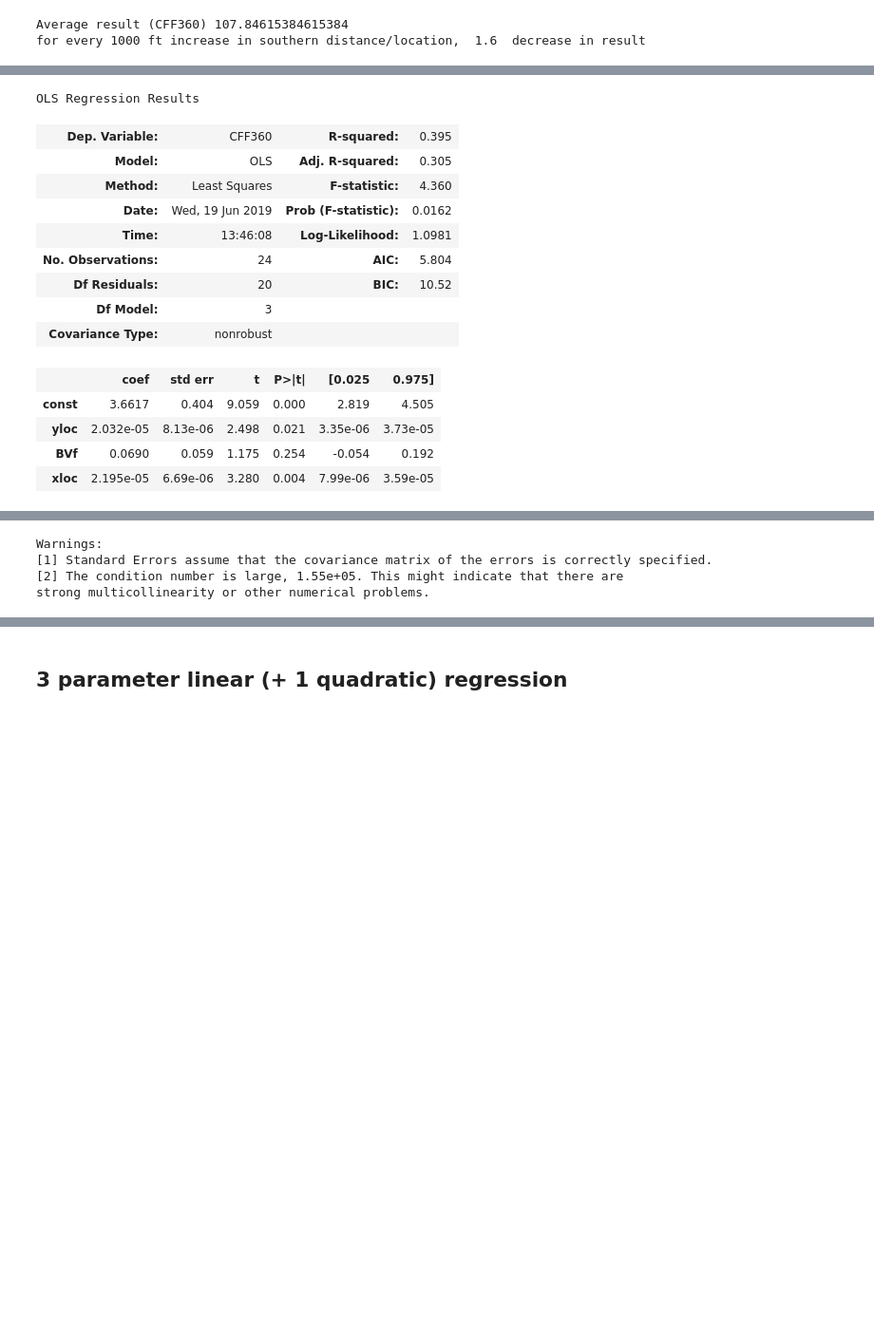
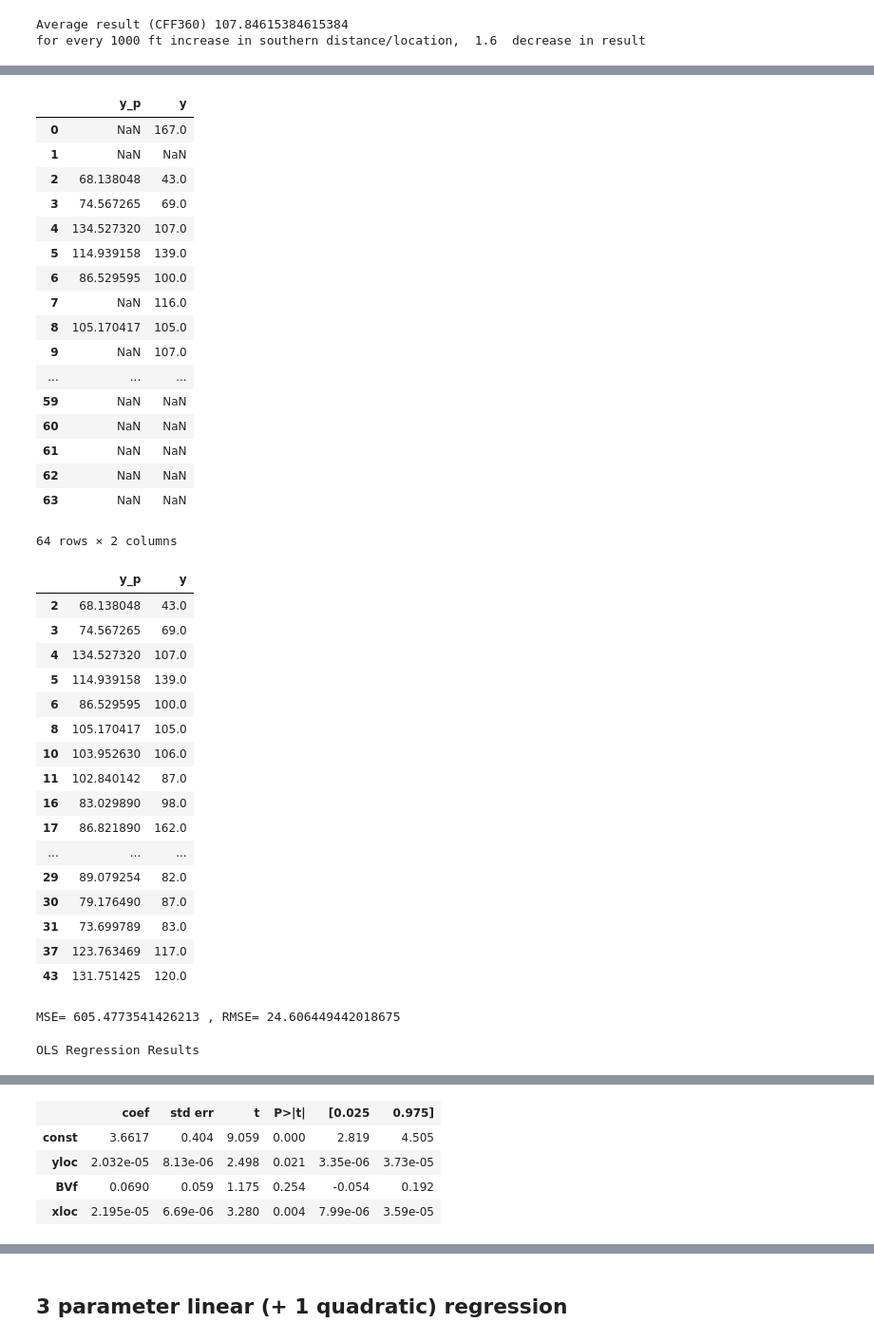
Before and after one commit to Md557/py-datasci, a Jupyter notebook: petroleum well analysis example/petroleum regression, CV, KNN analysis-CFF.ipynb, the cells around one changed output, grey strips where cells are left out. Shown at 95% size. Saved outputs shown, nothing was run; the diff lists cells and outputs as text; code cells hidden in the pictures; blank space fills up the shorter version.

```diff
--- a/petroleum well analysis example/petroleum regression, CV, KNN analysis-CFF.ipynb
+++ b/petroleum well analysis example/petroleum regression, CV, KNN analysis-CFF.ipynb
@@ -712,28 +713,57 @@ for every 1000 ft increase in southern distance/location,  1.6  decrease in resu
 # %%
 #Log y model
 model2b_ol = sm.OLS(np.log(y), X2,missing='drop').fit()
 predictions2b_ol = model2b_ol.predict(X2) # make the predictions by the model
 print()
 
 plt.plot(y,np.power(np.e,predictions2b_ol), linestyle='None',marker='.',markersize=10)
 plt.xlabel("Actual y",fontsize=14)
 plt.ylabel("Predicted y",fontsize=14)
+d_yl={'y_p':np.power(np.e,predictions2b_ol),'y':y}
+df_yl = pd.DataFrame(data=d_yl)
+display(df_yl)
+df_yl=df_yl.dropna(how='any',axis=0)
+display(df_yl)
+MSE=np.average(np.power(df_yl["y"]-df_yl["y_p"],2))
+print("MSE=",MSE,", RMSE=",np.power(MSE,0.5))
 # Print out the statistics
 #print(np.c_[y,predictions2b_ol])
 model2b_ol.summary()
 # %% [output]
+|  | y_p | y |
+| 0 | NaN | 167.0 |
+| 1 | NaN | NaN |
+| 2 | 68.138048 | 43.0 |
+| 3 | 74.567265 | 69.0 |
+| 4 | 134.527320 | 107.0 |
+| 5 | 114.939158 | 139.0 |
+| 6 | 86.529595 | 100.0 |
+| 7 | NaN | 116.0 |
+| 8 | 105.170417 | 105.0 |
+| 9 | NaN | 107.0 |
+| ... | ... | ... |
+| 59 | NaN | NaN |
+| 60 | NaN | NaN |
+| 61 | NaN | NaN |
+| 62 | NaN | NaN |
+| 63 | NaN | NaN |
-OLS Regression Results
+64 rows × 2 columns
-| Dep. Variable: | CFF360 | R-squared: | 0.395 |
-| Model: | OLS | Adj. R-squared: | 0.305 |
-| Method: | Least Squares | F-statistic: | 4.360 |
-| Date: | Wed, 19 Jun 2019 | Prob (F-statistic): | 0.0162 |
-| Time: | 13:46:08 | Log-Likelihood: | 1.0981 |
-| No. Observations: | 24 | AIC: | 5.804 |
-| Df Residuals: | 20 | BIC: | 10.52 |
-| Df Model: | 3 |  |  |
-| Covariance Type: | nonrobust |  |  |
-|  | coef | std err | t | P>|t| | [0.025 | 0.975] |
-| const | 3.6617 | 0.404 | 9.059 | 0.000 | 2.819 | 4.505 |
-| yloc | 2.032e-05 | 8.13e-06 | 2.498 | 0.021 | 3.35e-06 | 3.73e-05 |
-| BVf | 0.0690 | 0.059 | 1.175 | 0.254 | -0.054 | 0.192 |
-| xloc | 2.195e-05 | 6.69e-06 | 3.280 | 0.004 | 7.99e-06 | 3.59e-05 |
+|  | y_p | y |
+| 2 | 68.138048 | 43.0 |
+| 3 | 74.567265 | 69.0 |
+| 4 | 134.527320 | 107.0 |
+| 5 | 114.939158 | 139.0 |
+| 6 | 86.529595 | 100.0 |
+| 8 | 105.170417 | 105.0 |
+| 10 | 103.952630 | 106.0 |
+| 11 | 102.840142 | 87.0 |
+| 16 | 83.029890 | 98.0 |
+| 17 | 86.821890 | 162.0 |
+| ... | ... | ... |
+| 29 | 89.079254 | 82.0 |
+| 30 | 79.176490 | 87.0 |
+| 31 | 73.699789 | 83.0 |
+| 37 | 123.763469 | 117.0 |
+| 43 | 131.751425 | 120.0 |
+MSE= 605.4773541426213 , RMSE= 24.606449442018675
+OLS Regression Results
@@ -744,4 +779,5 @@ OLS Regression Results
-Warnings:
-[1] Standard Errors assume that the covariance matrix of the errors is correctly specified.
-[2] The condition number is large, 1.55e+05. This might indicate that there are
-strong multicollinearity or other numerical problems.
+|  | coef | std err | t | P>|t| | [0.025 | 0.975] |
+| const | 3.6617 | 0.404 | 9.059 | 0.000 | 2.819 | 4.505 |
+| yloc | 2.032e-05 | 8.13e-06 | 2.498 | 0.021 | 3.35e-06 | 3.73e-05 |
+| BVf | 0.0690 | 0.059 | 1.175 | 0.254 | -0.054 | 0.192 |
+| xloc | 2.195e-05 | 6.69e-06 | 3.280 | 0.004 | 7.99e-06 | 3.59e-05 |
```
Also changed, not shown: parts of 6 cells of this notebook.
